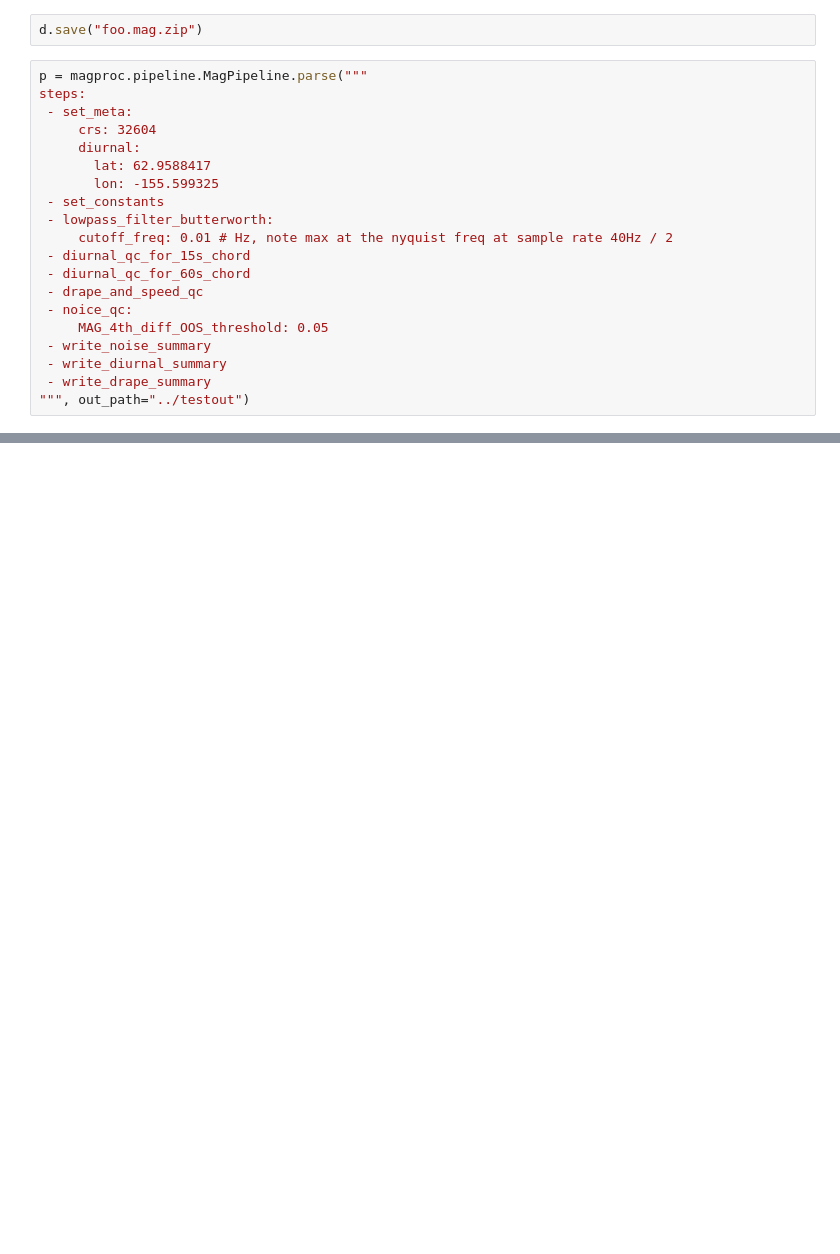
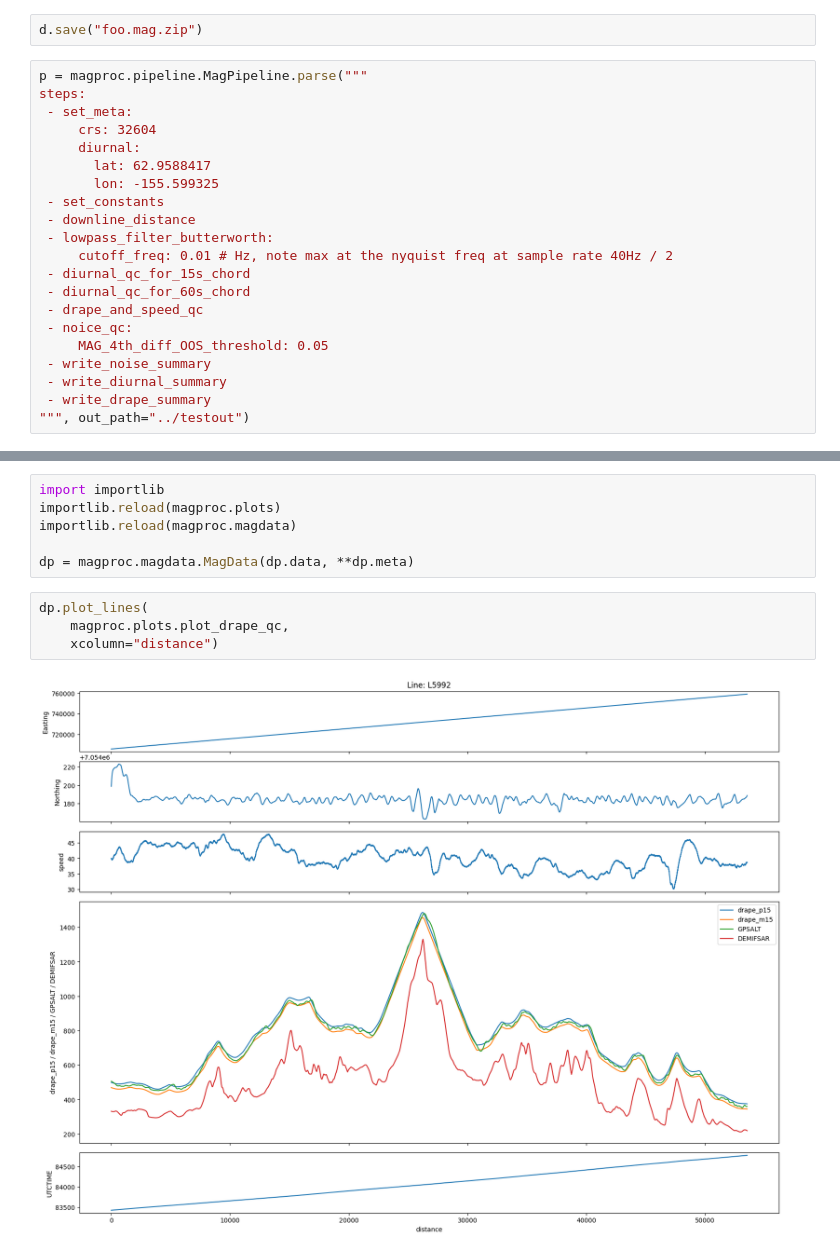
Before and after one commit to eipetersen-alaska-geophysics/OM_DGGS_python_extensions, a Jupyter notebook: Example.ipynb, the cells around one changed output, grey strips where cells are left out. Drawn from its saved outputs; the diff is of its cells as text; blank space fills up the shorter version.

```diff
--- a/Example.ipynb
+++ b/Example.ipynb
@@ -51,6 +51,7 @@ steps:
        lat: 62.9588417
        lon: -155.599325
  - set_constants
+ - downline_distance
  - lowpass_filter_butterworth:
      cutoff_freq: 0.01 # Hz, note max at the nyquist freq at sample rate 40Hz / 2
  - diurnal_qc_for_15s_chord
@@ -104,0 +101,12 @@ dp.plot(columns=["MAGCOM", "MAGCOM_filtered"])
+# %%
+import importlib
+importlib.reload(magproc.plots)
+importlib.reload(magproc.magdata)
+
+dp = magproc.magdata.MagData(dp.data, **dp.meta)
+# %%
+dp.plot_lines(
+    magproc.plots.plot_drape_qc,
+    xcolumn="distance")
+# %% [output]
+[figure, added]
```
Also changed, not shown: parts of 9 cells of this notebook, 4 other files.
